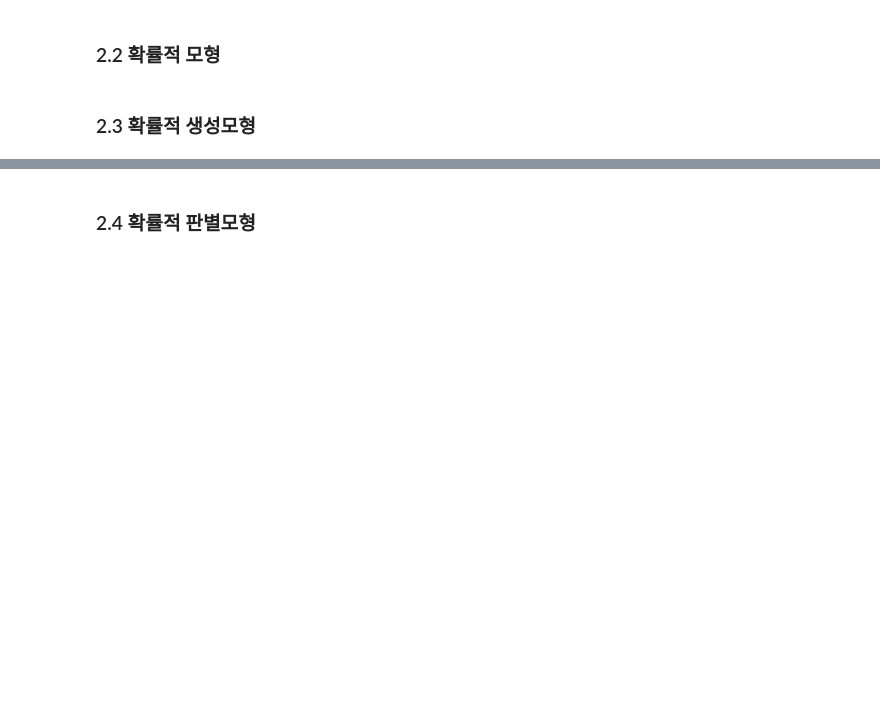
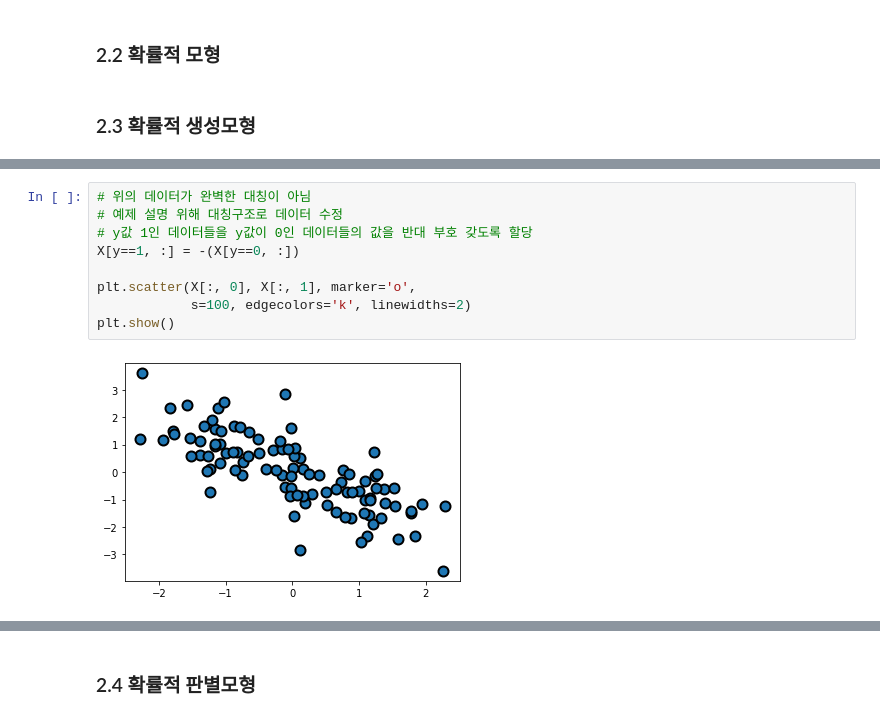
Before and after one commit to lucio-karin0506/SaltLux-Project, a Jupyter notebook: Machine Learning/Machine learning lecture/3장. 분류분석.ipynb, the cells around one changed output, grey strips where cells are left out. Drawn from its saved outputs; the diff is of its cells as text; blank space fills up the shorter version.

```diff
--- a/Machine Learning/Machine learning lecture/3장. 분류분석.ipynb
+++ b/Machine Learning/Machine learning lecture/3장. 분류분석.ipynb
@@ -10,0 +26,11 @@
+# %%
+# 위의 데이터가 완벽한 대칭이 아님
+# 예제 설명 위해 대칭구조로 데이터 수정
+# y값 1인 데이터들을 y값이 0인 데이터들의 값을 반대 부호 갖도록 할당
+X[y==1, :] = -(X[y==0, :])
+
+plt.scatter(X[:, 0], X[:, 1], marker='o',
+            s=100, edgecolors='k', linewidths=2)
+plt.show()
+# %% [output]
+[figure, added]
```
Also changed, not shown: parts of 17 cells of this notebook.
